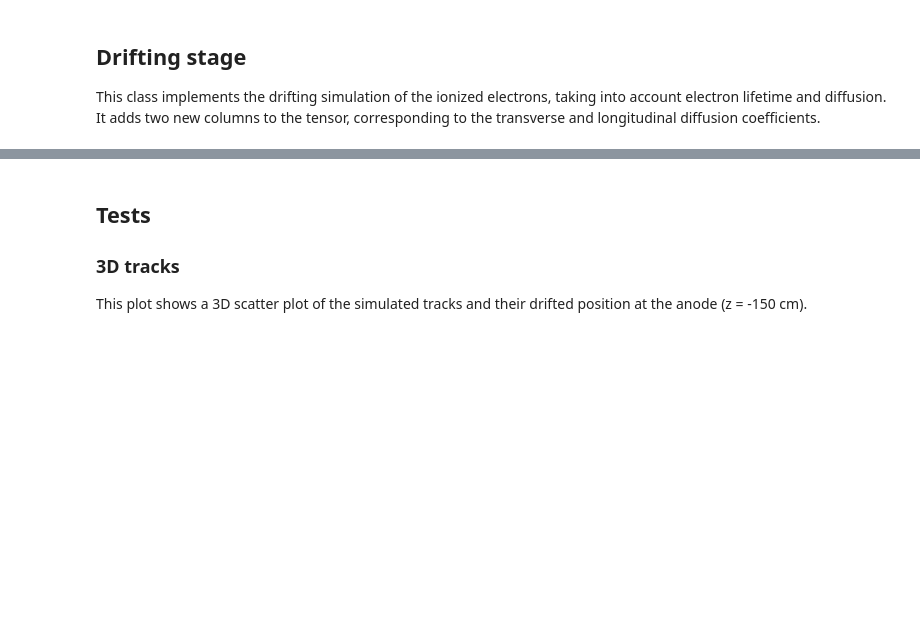
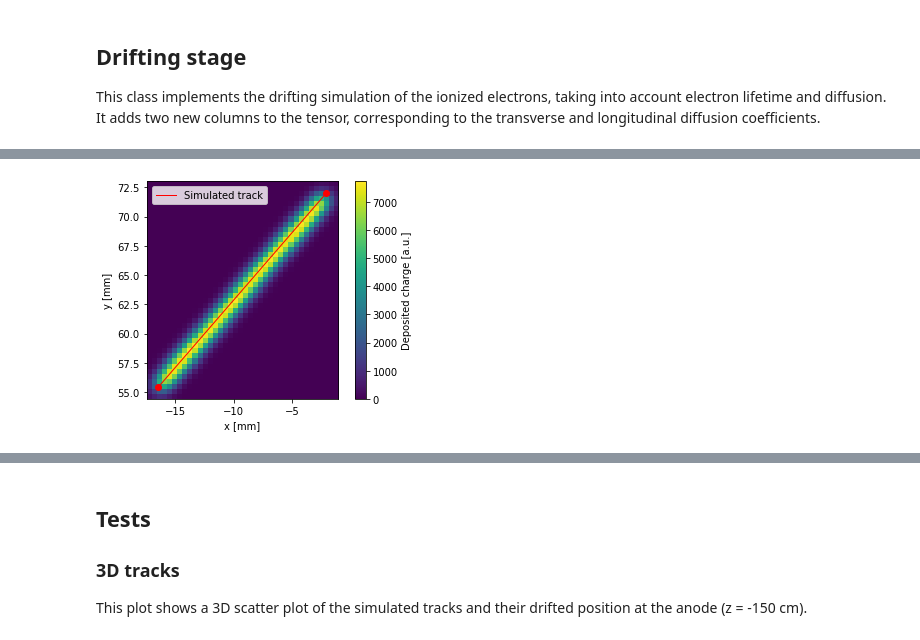
Before and after one commit to DUNE/larnd-sim, a Jupyter notebook: detsim_pytorch.ipynb, the cells around one changed output, grey strips where cells are left out. Saved outputs shown, nothing was run; the diff lists cells and outputs as text; code cells hidden in the pictures; blank space fills up the shorter version.

Commit message:
Pixel finder and 3D convolution

```diff
--- a/detsim_pytorch.ipynb
+++ b/detsim_pytorch.ipynb
@@ -71,3 +154,3 @@ torch.tensor(tracks.values).to(device)
 # %%
 # I need to repeat this because of %%timeit bug https://github.com/jupyter/notebook/issues/4532
-segmentedTracks = torch.tensor(tracks.values).to(device)
+segmentedTracks = torch.tensor(segmentedTracks.values).to(device)
@@ -85,7 +205,7 @@ class Quenching(torch.nn.Module):
         """The number of electrons ionized by the track segment is calculated
         taking into account the recombination.
 
-        Returns:
+        Returns":
             x: a new tensor with an additional column for the number of ionized
             electrons
         """
@@ -137,6 +255,9 @@ class Drifting(torch.nn.Module):
         zStart =  tpcParams['tpcBorders'][2][0].value
 
         driftDistance = torch.abs(x[:,iz] - zStart)
+        driftStart = torch.abs(x[:,izStart] - zStart)
+        driftEnd = torch.abs(x[:,izEnd] - zStart)
+
         driftTime = driftDistance / tpcParams['vdrift'].value
         x[:,iz] = zStart
 
@@ -146,7 +267,8 @@ class Drifting(torch.nn.Module):
         x[:,iLongDiff] = torch.sqrt(driftTime) * tpcParams['longDiff'].value
         x[:,iTranDiff] = torch.sqrt(driftTime) * tpcParams['tranDiff'].value
         x[:,it] += driftTime + x[:,iTranDiff] / tpcParams['vdrift'].value
-
+        x[:,itStart] += driftStart + x[:,iTranDiff] / tpcParams['vdrift'].value
+        x[:,itEnd] += driftEnd + x[:,iTranDiff] / tpcParams['vdrift'].value
 
         return x
 # %%
@@ -159,3 +279,10 @@ drifting(quenchedTracks)
 # I need to repeat this because of %%timeit bug https://github.com/jupyter/notebook/issues/4532
 drifting = Drifting()
 driftedTracks = drifting(quenchedTracks)
+# %%
+electron_bins_x = np.linspace(-150,150,150)
+electron_bins_y = np.linspace(-150,150,150)
+electron_bins_t = np.linspace(-2000,2000,1000)
+t_binning = electron_bins_t[1]-electron_bins_t[0]
+
+selectedTracks = driftedTracks[driftedTracks[:,iTrackId] < 100]
@@ -161,0 +361,28 @@ driftedTracks = drifting(quenchedTracks)
+# %%
+tpc = np.zeros((int(300/sampling),int(300/sampling),int(300/t_sampling)))
+trackId = 0
+trackImg = trackPixels(driftedTracks, trackId, tpc)
+fig, ax = plt.subplots(1,1)
+im = ax.imshow(trackImg.sum(axis=2).T,
+           origin='low',
+           label='Charge at anode after diffusion',
+           extent=(driftedTracks[trackId][ixStart],driftedTracks[trackId][ixEnd],driftedTracks[trackId][iyStart],driftedTracks[trackId][iyEnd]))
+
+ax.plot((driftedTracks[trackId][ixStart]+1,driftedTracks[trackId][ixEnd]-1),
+         (driftedTracks[trackId][iyStart]+1,driftedTracks[trackId][iyEnd]-1),
+         lw=1,
+         c='r',
+         label='Simulated track')
+ax.scatter((driftedTracks[trackId][ixStart].item()+1,driftedTracks[trackId][ixEnd].item()-1),
+           (driftedTracks[trackId][iyStart].item()+1,driftedTracks[trackId][iyEnd].item()-1),
+           c='r')
+ax.legend()
+plt.colorbar(im, label='Deposited charge [a.u.]')
+ax.set_xlabel("x [mm]")
+ax.set_ylabel("y [mm]")
+ax.set_aspect('equal')
+fig.savefig('diff.png',transparent=True)
+# fig, ax = plt.subplots(1,1)
+# ax.plot(trackImg.sum(axis=0).sum(axis=0))
+# %% [output]
+[figure, added]
```
Also changed, not shown: parts of 32 cells of this notebook.
